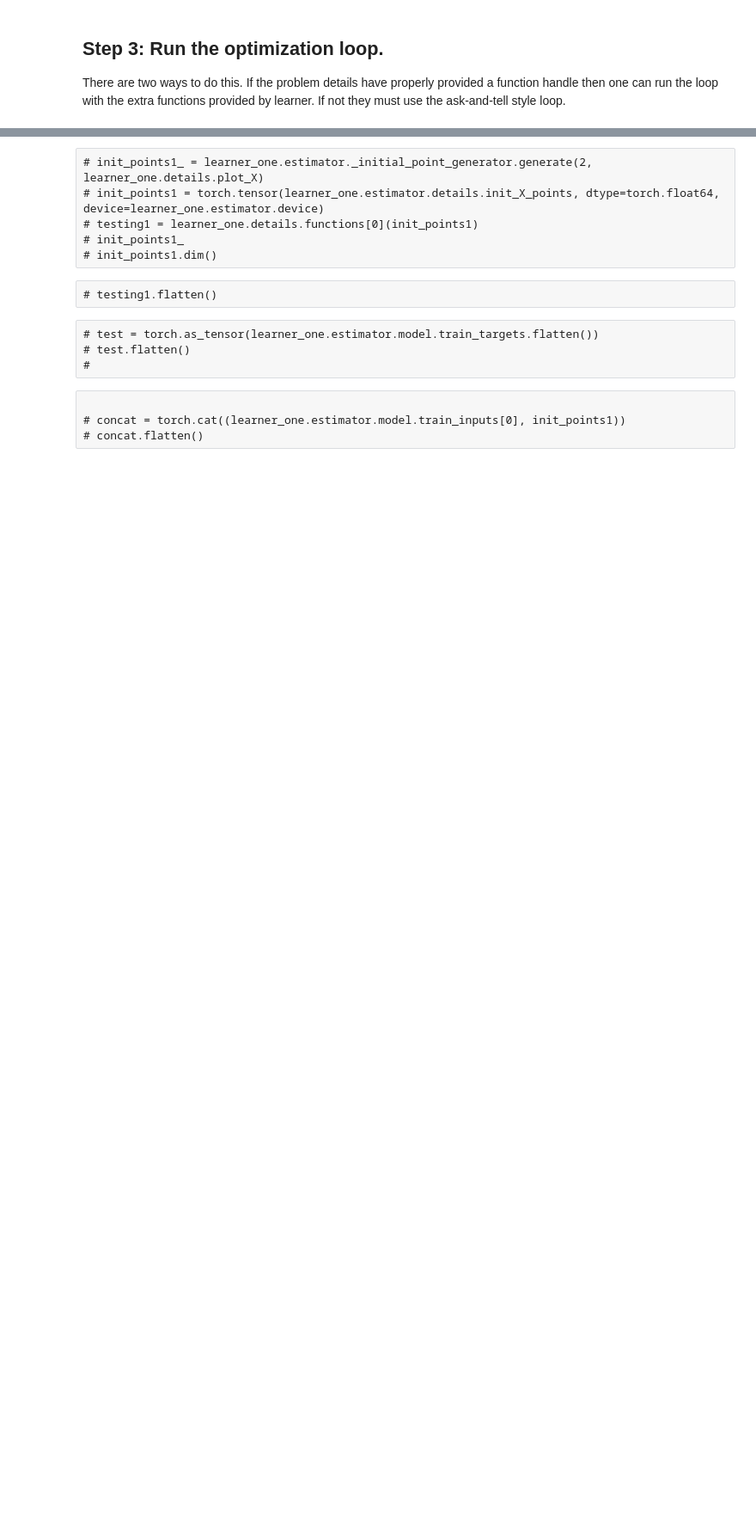
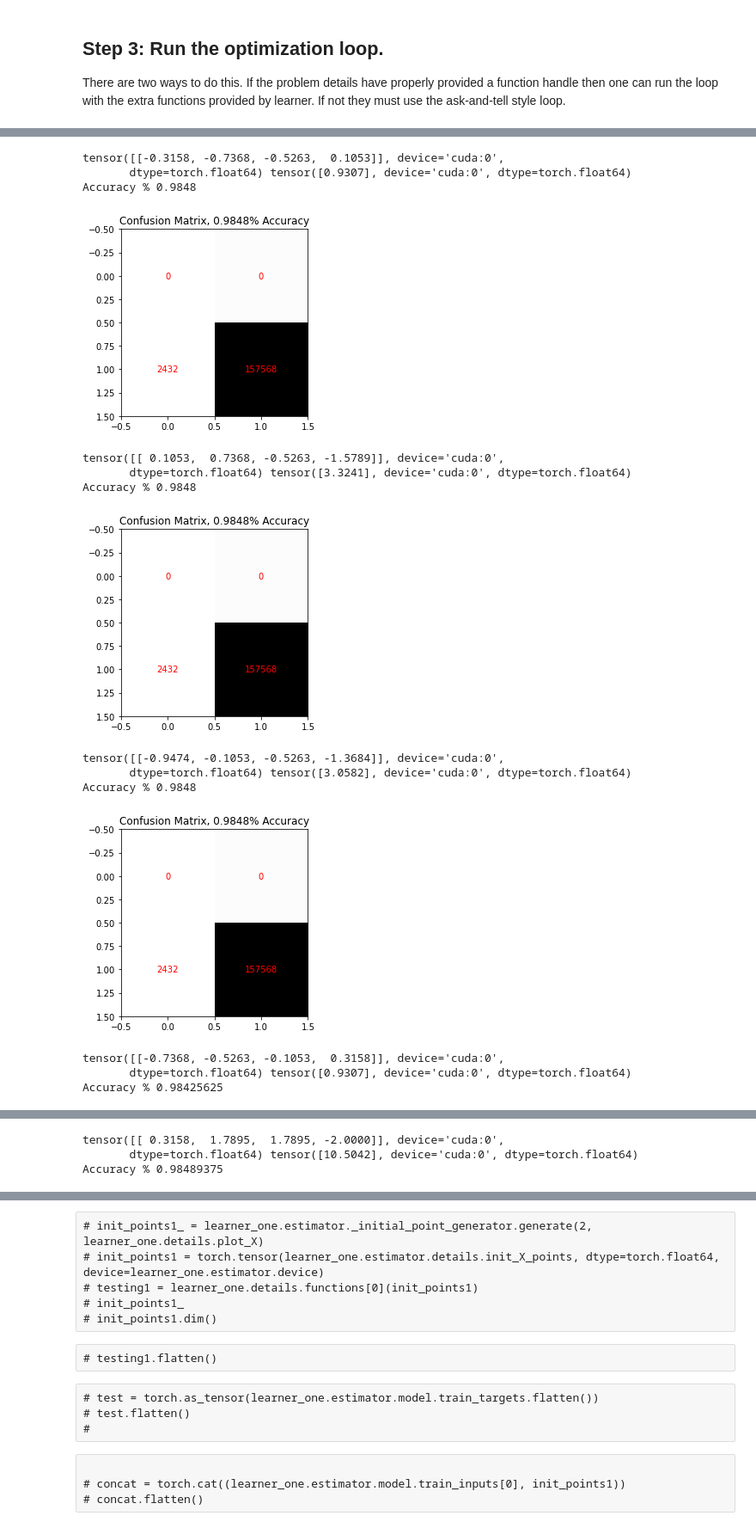
Before and after one commit to diana-hep/excursion, a Jupyter notebook: excursion_new/basic_tutorial.ipynb, the cells around one changed output, grey strips where cells are left out. Shown at 86% size. Drawn from its saved outputs; the diff is of its cells as text; code cells hidden in the pictures; blank space fills up the shorter version.

Commit message:
added parabola nD example
tested 4d and 5d,
removed 1d&2d plotting modules from excursion_new/plotting_ package

```diff
--- a/excursion_new/basic_tutorial.ipynb
+++ b/excursion_new/basic_tutorial.ipynb
@@ -159 +155,6 @@ Accuracy % 0.9021488370743315
 ... (18 outputs left out)
+# %%
+file = open('../excursion_new/test_suite/algorithm_specs_circle.yaml', "r")
+algorithm_opts = yaml.safe_load(file)
+print('algorithm_opts =')
+print(json.dumps(algorithm_opts, indent=4))
@@ -159,0 +181,27 @@ Accuracy % 0.9021488370743315
+# %%
+import excursion_new.test_suite.test_functions.parabola_nD as testcase_4D
+learner_four = Learner(testcase_4D, algorithm_opts)
+learner_four.initialize()
+
+for iteration in range(15):
+    x_three = learner_four.suggest()
+    new_y = learner_four.details.functions[0](x_three)
+    print(x_three, new_y)
+    result_three = learner_four.tell(x_three, new_y)
+    plot(result_three, show_confusion_matrix=True)
+# %% [output]
+tensor([[-0.3158, -0.7368, -0.5263,  0.1053]], device='cuda:0',
+       dtype=torch.float64) tensor([0.9307], device='cuda:0', dtype=torch.float64)
+Accuracy % 0.9848
+[figure, added]
+tensor([[ 0.1053,  0.7368, -0.5263, -1.5789]], device='cuda:0',
+       dtype=torch.float64) tensor([3.3241], device='cuda:0', dtype=torch.float64)
+Accuracy % 0.9848
+[figure, added]
+tensor([[-0.9474, -0.1053, -0.5263, -1.3684]], device='cuda:0',
+       dtype=torch.float64) tensor([3.0582], device='cuda:0', dtype=torch.float64)
+Accuracy % 0.9848
+[figure, added]
+tensor([[-0.7368, -0.5263, -0.1053,  0.3158]], device='cuda:0',
+       dtype=torch.float64) tensor([0.9307], device='cuda:0', dtype=torch.float64)
+Accuracy % 0.98425625
@@ -159,0 +209,3 @@ Accuracy % 0.9021488370743315
+tensor([[ 0.3158,  1.7895,  1.7895, -2.0000]], device='cuda:0',
+       dtype=torch.float64) tensor([10.5042], device='cuda:0', dtype=torch.float64)
+Accuracy % 0.98489375
```
Also changed, not shown: parts of 7 cells of this notebook, 7 other files.
